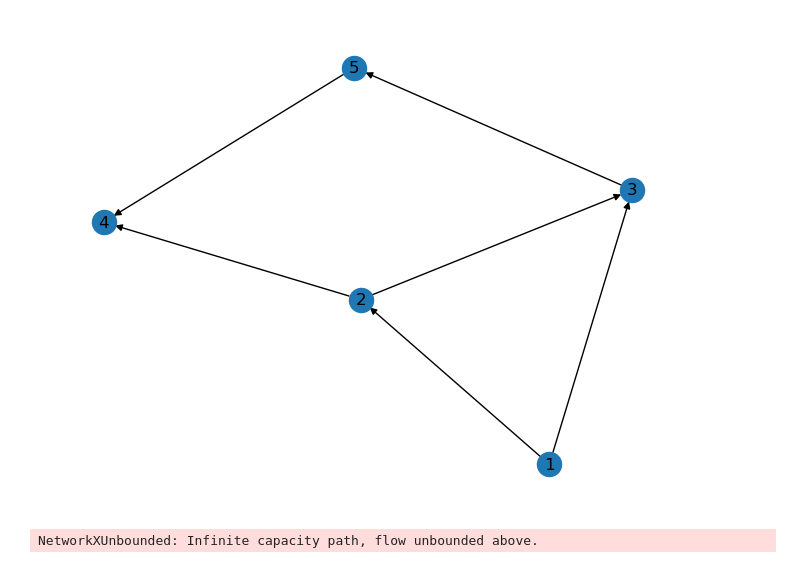
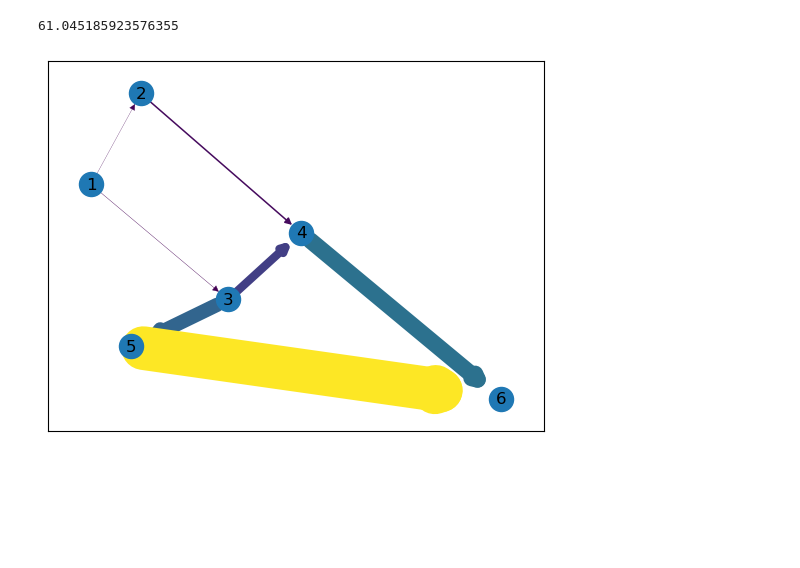
Before and after one commit to RodrigoZonzin/complex_networks, a Jupyter notebook: tp_final/fordFulkerson.ipynb, the cells around one changed output. Saved outputs shown, nothing was run; the diff lists cells and outputs as text; code cells hidden in the pictures; blank space fills up the shorter version.

```diff
--- a/tp_final/fordFulkerson.ipynb
+++ b/tp_final/fordFulkerson.ipynb
@@ -7,0 +39,2 @@ karate_net = nx.karate_club_graph()
+# %%
+max_flow, arestas =  nx.maximum_flow(G1, 1, 6, capacity = 'capacity')
@@ -36,43 +114,12 @@ G1.add_node(5)
-# %%
-G1 = nx.DiGraph()
-G1.add_node(1)
-G1.add_node(2)
-G1.add_node(3)
-G1.add_node(4)
-G1.add_node(5)
-
-G1.add_edge(1, 2)
-G1.add_edge(1, 3)
-
-G1.add_edge(2, 4)
-G1.add_edge(5, 4)
-G1.add_edge(3, 5)
-G1.add_edge(2, 3)
-
-G1[1][2]['capacity'] = 10
-G1[1][3]['capacity'] = 5
-
-G1[2][4]['capacity'] = 7
-G1[2][3]['capacity'] = 6
-
-G1[3][5]['capacity'] = 2
-
-G1[5][4]['capacity'] = 2
-# %%
-G1[1][2]['capacity'] = 2
-G1[1][3]['capacity'] = 5
-
-G1[2][4]['capacity'] = 7
-G1[2][3]['capacity'] = 6
-
-G1[3][5]['capacity'] = 2
-
-G1[5][4]['capacity'] = 2
-# %%
-nx.draw(G1, with_labels = True)
-# %% [output]
-[figure, removed]
-# %%
-nx.maximum_flow(G1, 1, 4, capacity = 'weight')
-# %% [output]
-NetworkXUnbounded: Infinite capacity path, flow unbounded above.
+# %%
+max_fluxo_array = np.array(max_fluxo_array)
+np.sum(max_fluxo_array)
+# %% [output]
+61.045185923576355
+# %%
+nx.draw_networkx(G1,
+                 width = max_fluxo_array,
+                 edge_color = max_fluxo_array,
+                 edge_cmap = plt.cm.viridis)
+# %% [output]
+[figure, added]
```
Also changed, not shown: parts of 17 cells of this notebook, 1 other file.
